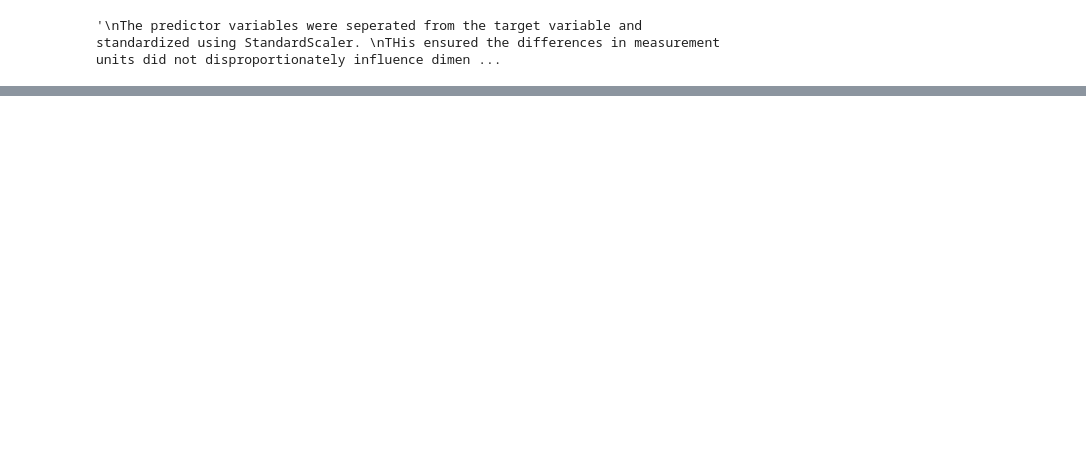
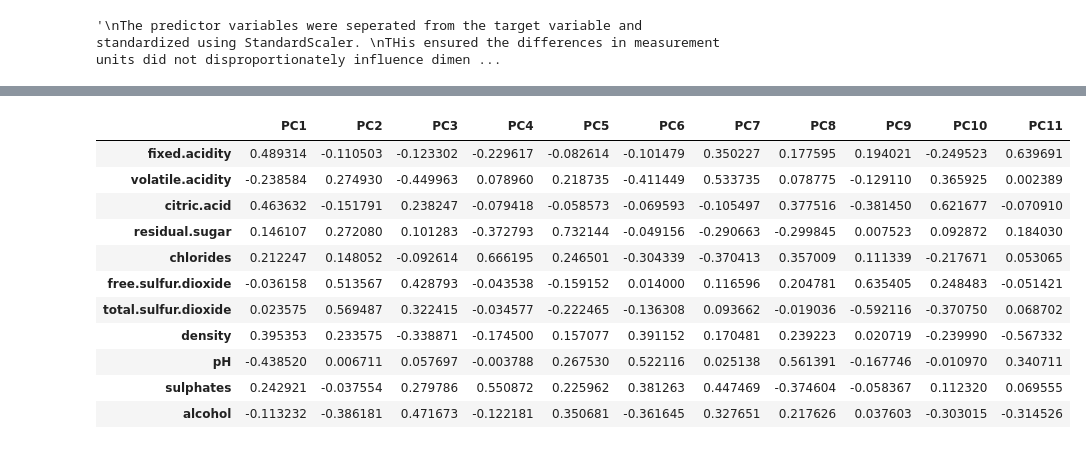
Before and after one commit to j1ere/MDS, a Jupyter notebook: whine quality dataset.ipynb, the cells around one changed output, grey strips where cells are left out. Cells and saved outputs as stored; diff of their text form; code cells hidden in the pictures; blank space fills up the shorter version.

```diff
--- a/whine quality dataset.ipynb
+++ b/whine quality dataset.ipynb
@@ -639,0 +764,24 @@ suitable for both PCA and MDS
+# %%
+## Feature loading (Loading matrix)
+# - tells us how strongly each original feature contributes to each principal component
+
+loadings = pd.DataFrame(
+    pca.components_.T,
+    columns = [f"PC{i+1}" for i in range(x.shape[1])],
+    index=x.columns
+)
+
+loadings
+# %% [output]
+|  | PC1 | PC2 | PC3 | PC4 | PC5 | PC6 | PC7 | PC8 | PC9 | PC10 | PC11 |
+| fixed.acidity | 0.489314 | -0.110503 | -0.123302 | -0.229617 | -0.082614 | -0.101479 | 0.350227 | 0.177595 | 0.194021 | -0.249523 | 0.639691 |
+| volatile.acidity | -0.238584 | 0.274930 | -0.449963 | 0.078960 | 0.218735 | -0.411449 | 0.533735 | 0.078775 | -0.129110 | 0.365925 | 0.002389 |
+| citric.acid | 0.463632 | -0.151791 | 0.238247 | -0.079418 | -0.058573 | -0.069593 | -0.105497 | 0.377516 | -0.381450 | 0.621677 | -0.070910 |
+| residual.sugar | 0.146107 | 0.272080 | 0.101283 | -0.372793 | 0.732144 | -0.049156 | -0.290663 | -0.299845 | 0.007523 | 0.092872 | 0.184030 |
+| chlorides | 0.212247 | 0.148052 | -0.092614 | 0.666195 | 0.246501 | -0.304339 | -0.370413 | 0.357009 | 0.111339 | -0.217671 | 0.053065 |
+| free.sulfur.dioxide | -0.036158 | 0.513567 | 0.428793 | -0.043538 | -0.159152 | 0.014000 | 0.116596 | 0.204781 | 0.635405 | 0.248483 | -0.051421 |
+| total.sulfur.dioxide | 0.023575 | 0.569487 | 0.322415 | -0.034577 | -0.222465 | -0.136308 | 0.093662 | -0.019036 | -0.592116 | -0.370750 | 0.068702 |
+| density | 0.395353 | 0.233575 | -0.338871 | -0.174500 | 0.157077 | 0.391152 | 0.170481 | 0.239223 | 0.020719 | -0.239990 | -0.567332 |
+| pH | -0.438520 | 0.006711 | 0.057697 | -0.003788 | 0.267530 | 0.522116 | 0.025138 | 0.561391 | -0.167746 | -0.010970 | 0.340711 |
+| sulphates | 0.242921 | -0.037554 | 0.279786 | 0.550872 | 0.225962 | 0.381263 | 0.447469 | -0.374604 | -0.058367 | 0.112320 | 0.069555 |
+| alcohol | -0.113232 | -0.386181 | 0.471673 | -0.122181 | 0.350681 | -0.361645 | 0.327651 | 0.217626 | 0.037603 | -0.303015 | -0.314526 |
```
Also changed, not shown: parts of 26 cells of this notebook.
